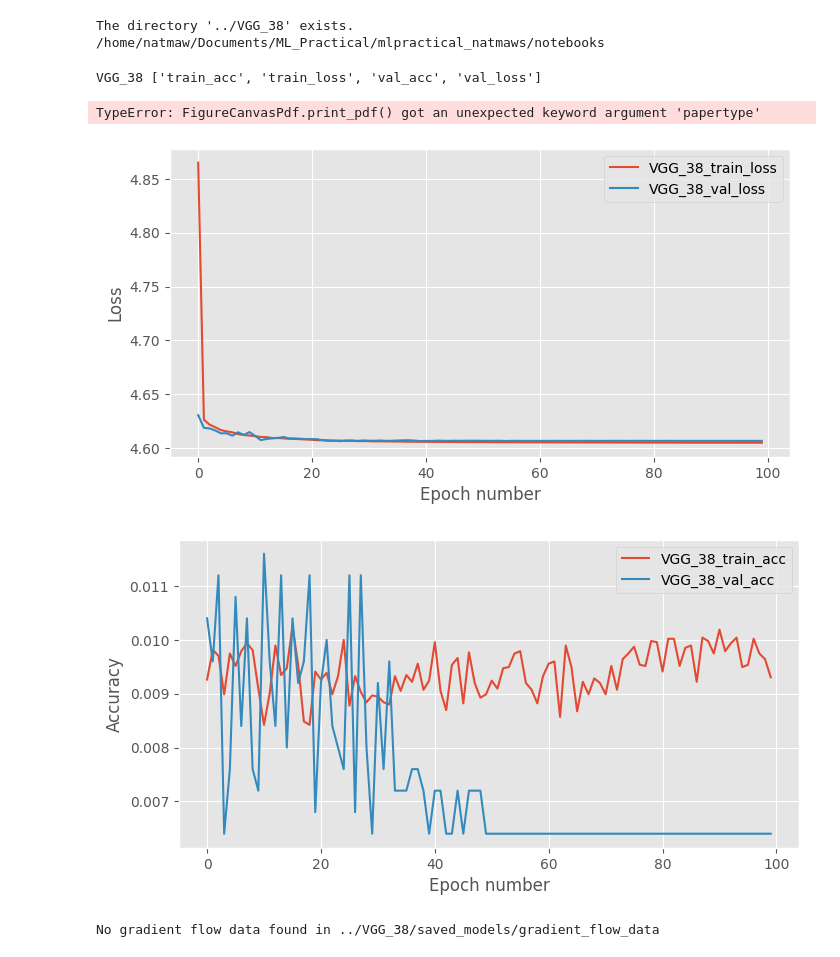
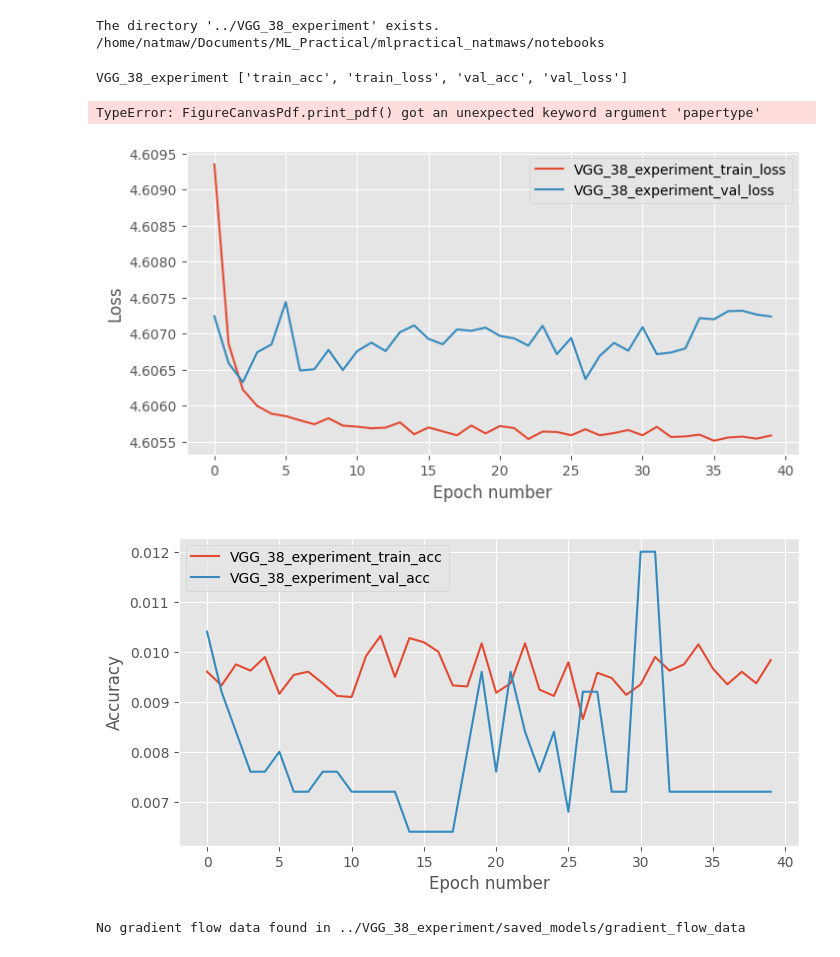
Before and after one commit to natmaw46/mlpractical_natmaws, a Jupyter notebook: notebooks/Plot_Results.ipynb, the cells around one changed output. Cells and saved outputs as stored; diff of their text form; code cells hidden in the pictures.

Commit message:
graphing things2

```diff
--- a/notebooks/Plot_Results.ipynb
+++ b/notebooks/Plot_Results.ipynb
@@ -6,14 +6,14 @@ import matplotlib.pyplot as plt
 import numpy as np
 %matplotlib inline
 plt.style.use('ggplot')
-experiment_dir = '../VGG_38' #Replace this with your path to the mlpractical directory
+experiment_dir = '../VGG_38_experiment' #Replace this with your path to the mlpractical directory
 if os.path.exists(experiment_dir):
     print(f"The directory '{experiment_dir}' exists.")
 else:
     print(f"The directory '{experiment_dir}' does NOT exist. Check your path.")
 print(os.getcwd())
 # %% [output]
-The directory '../VGG_38' exists.
+The directory '../VGG_38_experiment' exists.
 /home/natmaw/Documents/ML_Practical/mlpractical_natmaws/notebooks
 # %%
 def collect_experiment_dicts(target_dir, test_flag=False):
@@ -49,7 +49,7 @@ result_dict = collect_experiment_dicts(target_dir=experiment_dir)
 for key, value in result_dict.items():
     print(key, list(value.keys()))
 # %% [output]
-VGG_38 ['train_acc', 'train_loss', 'val_acc', 'val_loss']
+VGG_38_experiment ['train_acc', 'train_loss', 'val_acc', 'val_loss']
 # %%
 import matplotlib.pyplot as plt
 %matplotlib inline
@@ -92,11 +92,11 @@ def plot_result_graphs(plot_name, stats, keys_to_plot, notebook=True):
         transparent=False, bbox_inches=None, pad_inches=0.1,
         frameon=None, metadata=None)
 # %%
-plot_result_graphs('problem_model', result_dict, keys_to_plot=['VGG_38'])#, 'VGG_08'])
+plot_result_graphs('problem_model', result_dict, keys_to_plot=['VGG_38_experiment'])#, 'VGG_08'])
 # %% [output]
 TypeError: FigureCanvasPdf.print_pdf() got an unexpected keyword argument 'papertype'
-[figure, old version]
+[figure, new version]
-[figure, old version]
+[figure, new version]
 # %%
 import json  # Add import for saving gradient flow data
 
@@ -156,4 +156,4 @@ if os.path.exists(gradient_flow_dir):
 else:
     print(f"No gradient flow data found in {gradient_flow_dir}")
 # %% [output]
-No gradient flow data found in ../VGG_38/saved_models/gradient_flow_data
+No gradient flow data found in ../VGG_38_experiment/saved_models/gradient_flow_data
```
